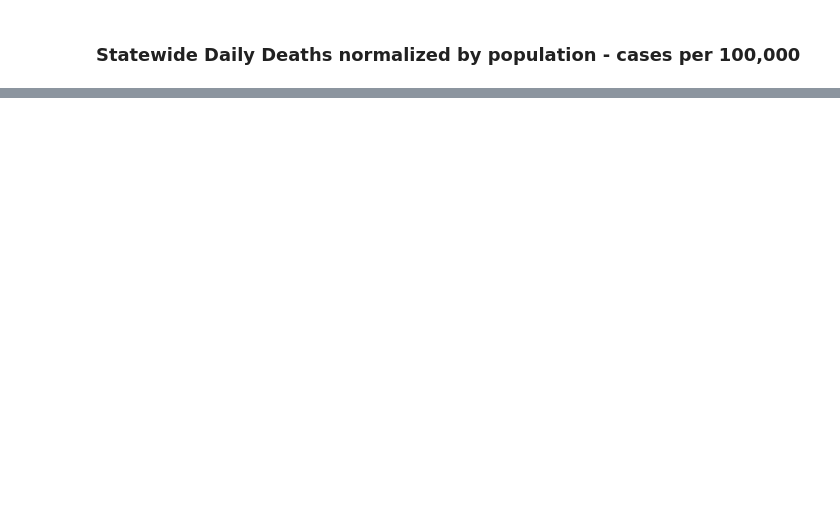
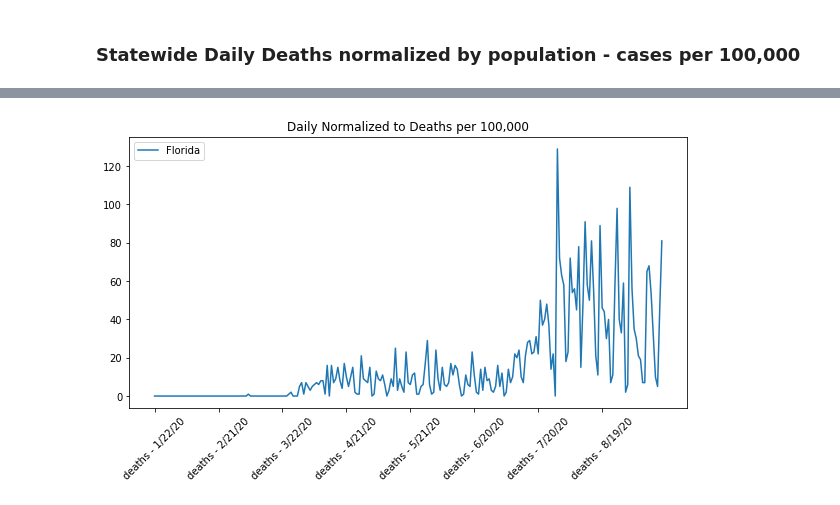
Before and after one commit to UNCG-CSE/COVID-Team-1, a Jupyter notebook: src/chris/stage2_task1_chris.ipynb, the cells around one changed output, grey strips where cells are left out. Cells and saved outputs as stored; diff of their text form; code cells hidden in the pictures; blank space fills up the shorter version.

```diff
--- a/src/chris/stage2_task1_chris.ipynb
+++ b/src/chris/stage2_task1_chris.ipynb
@@ -576,0 +567,13 @@ state_daily_deaths_normalized("FL")
+# %%
+df_fl_daily = state_daily_deaths_normalized("FL")
+df_fl_agg = df_fl_daily.sum(axis = 0)
+# %%
+igure, axis = plt.subplots(1, figsize = (10,5))
+axis.plot(df_fl_agg, label = "Florida")
+t = plt.xticks([col for col in df_fl_daily.columns[0:-1:30]])
+axis.tick_params(axis = "x", rotation = 45)
+axis.legend(loc = "upper left")
+axis.title.set_text("Daily Normalized to Deaths per 100,000")
+plt.show()
+# %% [output]
+[figure, added]
```
Also changed, not shown: parts of 11 cells of this notebook, 2 other files.
